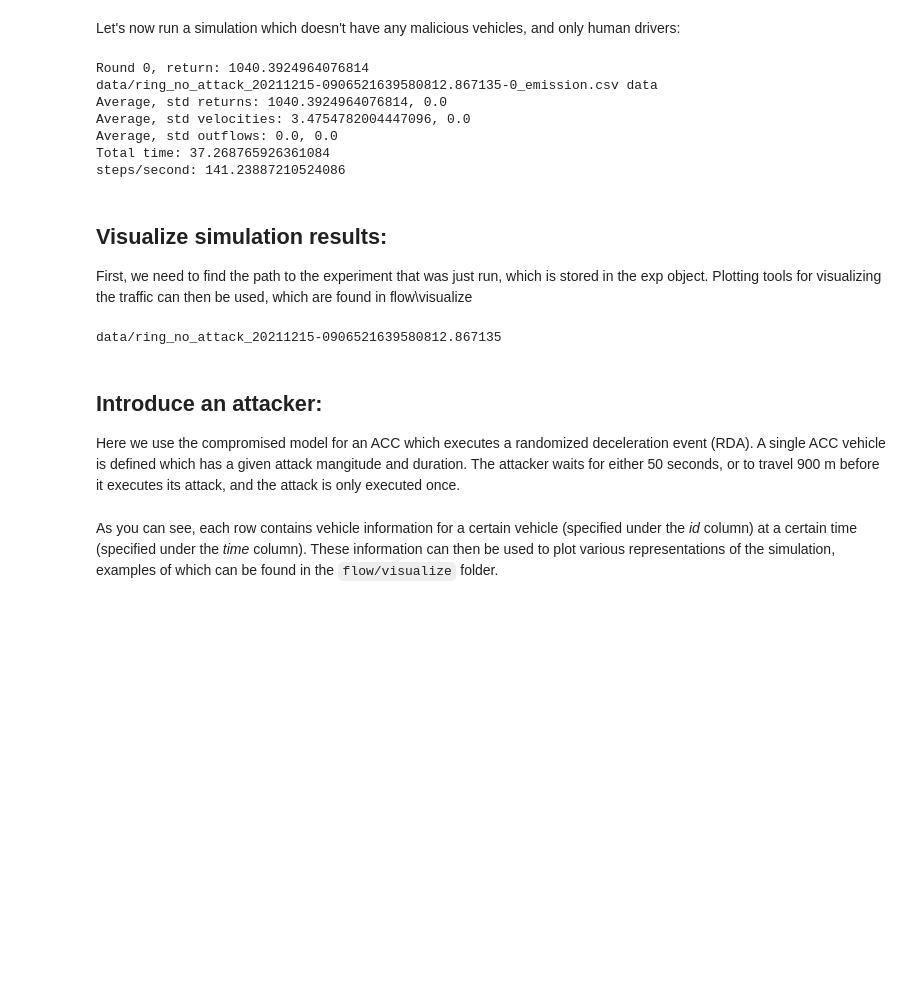
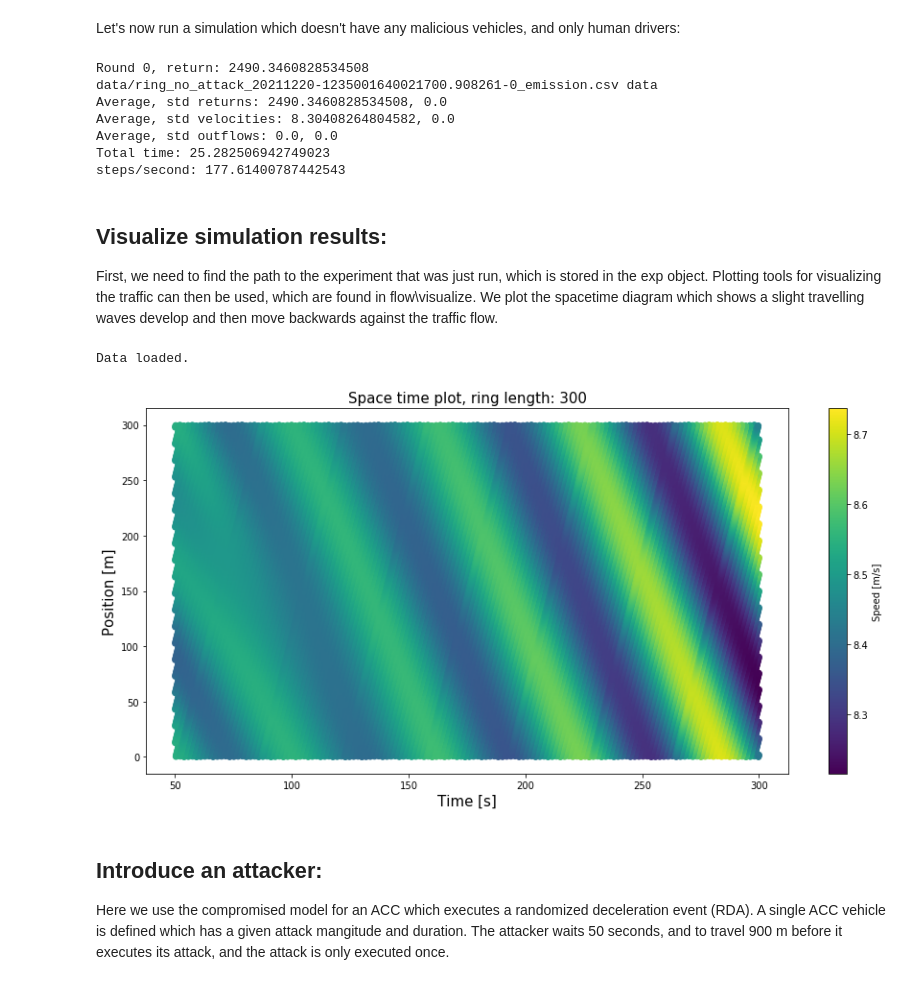
Before and after one commit to georgegunter/Anti-Flow, a Jupyter notebook: tutorials/tutorial01_attack_ring.ipynb, the cells around one changed output. Cells and saved outputs as stored; diff of their text form; code cells hidden in the pictures; blank space fills up the shorter version.

```diff
--- a/tutorials/tutorial01_attack_ring.ipynb
+++ b/tutorials/tutorial01_attack_ring.ipynb
@@ -59,9 +58,10 @@ net_params = NetParams(additional_params={'length':ring_length,
                                           'resolution': 40})
 
 #Specify how human driven vehicles will drive:
-num_human_drivers = 30
+num_human_drivers = 20
+# Define a driver model human drivers:
 vehicles.add("human",
-             acceleration_controller=(IDMController, {}),
+             acceleration_controller=(IDMController, {'noise':0.1}),
              routing_controller=(ContinuousRouter, {}),
              num_vehicles=num_human_drivers)
 
@@ -90,28 +90,29 @@ Simulation ready.
 Let's now run a simulation which doesn't have any malicious vehicles, and only human drivers:
 # %%
 #Run the simulation and save the data:
-_ = exp.run(1, convert_to_csv=True)
+sim_res_list = exp.run(1, convert_to_csv=True)
 # %% [output]
-Round 0, return: 1040.3924964076814
-data/ring_no_attack_20211215-0906521639580812.867135-0_emission.csv data
-Average, std returns: 1040.3924964076814, 0.0
-Average, std velocities: 3.4754782004447096, 0.0
+Round 0, return: 2490.3460828534508
+data/ring_no_attack_20211220-1235001640021700.908261-0_emission.csv data
+Average, std returns: 2490.3460828534508, 0.0
+Average, std velocities: 8.30408264804582, 0.0
 Average, std outflows: 0.0, 0.0
-Total time: 37.268765926361084
-steps/second: 141.23887210524086
+Total time: 25.282506942749023
+steps/second: 177.61400787442543
 # %% [markdown]
 ## Visualize simulation results:
 
-First, we need to find the path to the experiment that was just run, which is stored in the exp object. Plotting tools for visualizing the traffic can then be used, which are found in flow\visualize
+First, we need to find the path to the experiment that was just run, which is stored in the exp object. Plotting tools for visualizing the traffic can then be used, which are found in flow\visualize. We plot the spacetime diagram which shows a slight travelling waves develop and then move backwards against the traffic flow.
 # %%
 import os
-from flow.visualize.visualize_ring import make_ring_spacetime_fig
+import flow.visualize.visualize_ring as visualize_ring
 
-emission_location = os.path.join(exp.env.sim_params.emission_path, exp.env.network.name)
-print(emission_location)
+emission_location = os.path.join(os.getcwd(),sim_res_list[1])
+visualize_ring.make_ring_spacetime_fig(csv_path = emission_location)
 # %% [output]
-data/ring_no_attack_20211215-0906521639580812.867135
+Data loaded.
+[figure, added]
 # %% [markdown]
 ## Introduce an attacker:
 
-Here we use the compromised model for an ACC which executes a randomized deceleration event (RDA). A single ACC vehicle is defined which has a given attack mangitude and duration. The attacker waits for either 50 seconds, or to travel 900 m before it executes its attack, and the attack is only executed once.
+Here we use the compromised model for an ACC which executes a randomized deceleration event (RDA). A single ACC vehicle is defined which has a given attack mangitude and duration. The attacker waits 50 seconds, and to travel 900 m before it executes its attack, and the attack is only executed once.
@@ -137,2 +118,0 @@ pd.read_csv(emission_location + '-emission.csv')
-# %% [markdown]
-As you can see, each row contains vehicle information for a certain vehicle (specified under the *id* column) at a certain time (specified under the *time* column). These information can then be used to plot various representations of the simulation, examples of which can be found in the `flow/visualize` folder.
```
Also changed, not shown: parts of 9 cells of this notebook, 49 other files.
